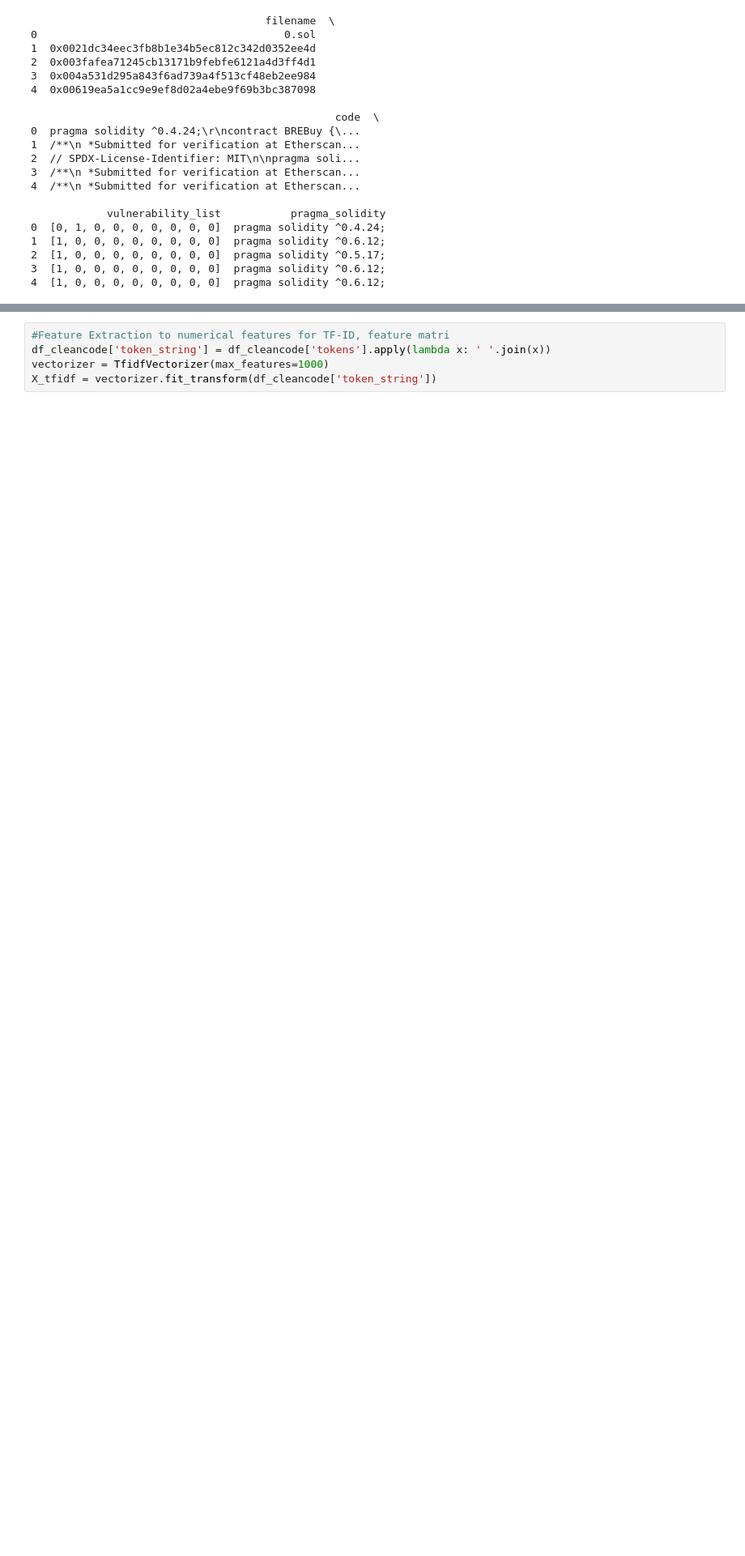
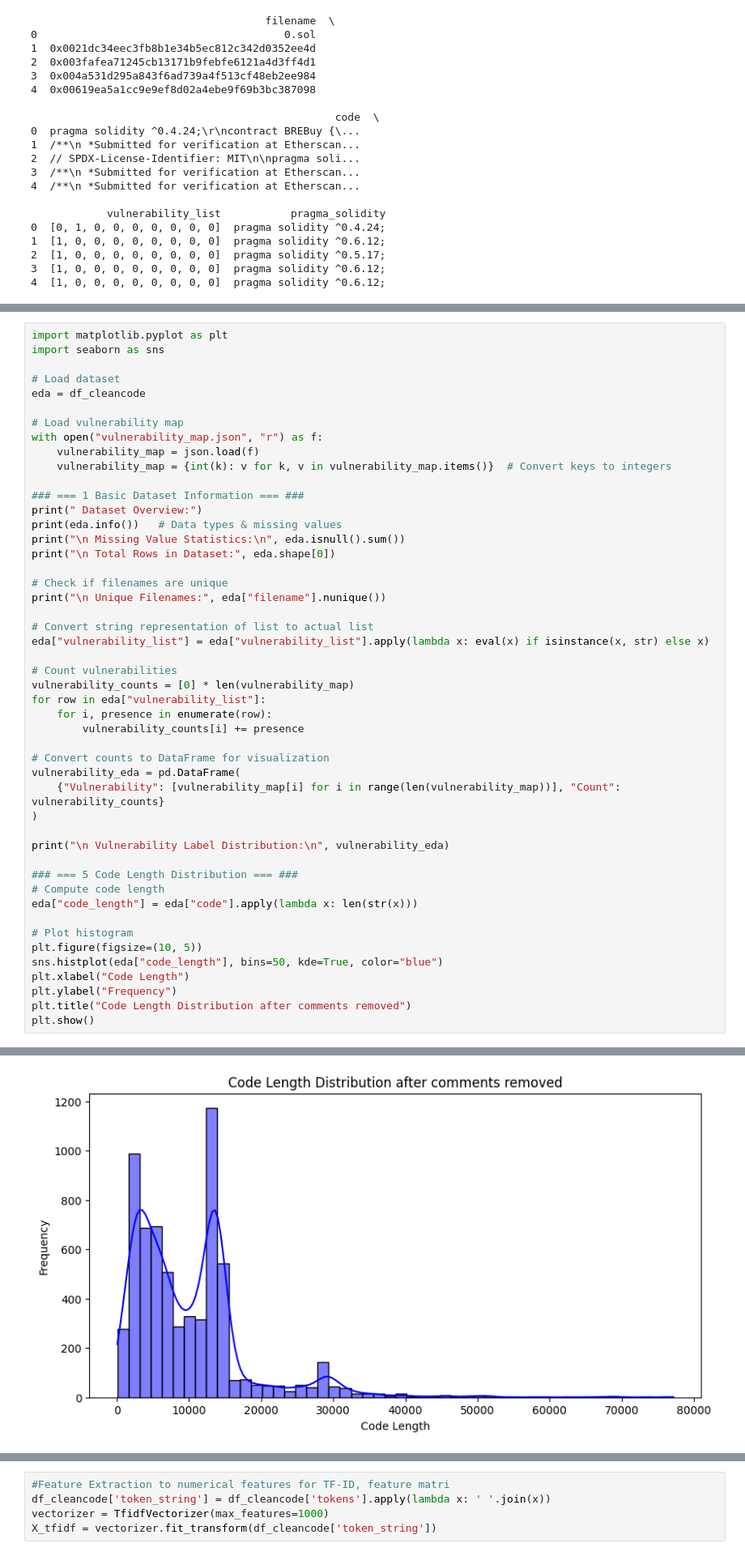
Before and after one commit to SophiaLuan-uwo/Smart_Contract_Vulnerabilities_Project, a Jupyter notebook: Smart_Contract_Vulnerabilities.ipynb, the cells around one changed output, grey strips where cells are left out. Shown at 81% size. Cells and saved outputs as stored; diff of their text form; blank space fills up the shorter version.

Commit message:
display code length distribution after cleaned

```diff
--- a/Smart_Contract_Vulnerabilities.ipynb
+++ b/Smart_Contract_Vulnerabilities.ipynb
@@ -367,3 +367,52 @@ print(df_cleancode.head())
 2  [1, 0, 0, 0, 0, 0, 0, 0, 0]  pragma solidity ^0.5.17;
 3  [1, 0, 0, 0, 0, 0, 0, 0, 0]  pragma solidity ^0.6.12;
 4  [1, 0, 0, 0, 0, 0, 0, 0, 0]  pragma solidity ^0.6.12;
+# %%
+import matplotlib.pyplot as plt
+import seaborn as sns
+
+# Load dataset
+eda = df_cleancode
+
+# Load vulnerability map
+with open("vulnerability_map.json", "r") as f:
+    vulnerability_map = json.load(f)
+    vulnerability_map = {int(k): v for k, v in vulnerability_map.items()}  # Convert keys to integers
+
+### === 1 Basic Dataset Information === ###
+print(" Dataset Overview:")
+print(eda.info())   # Data types & missing values
+print("\n Missing Value Statistics:\n", eda.isnull().sum())
+print("\n Total Rows in Dataset:", eda.shape[0])
+
+# Check if filenames are unique
+print("\n Unique Filenames:", eda["filename"].nunique())
+
+# Convert string representation of list to actual list
+eda["vulnerability_list"] = eda["vulnerability_list"].apply(lambda x: eval(x) if isinstance(x, str) else x)
+
+# Count vulnerabilities
+vulnerability_counts = [0] * len(vulnerability_map)
+for row in eda["vulnerability_list"]:
+    for i, presence in enumerate(row):
+        vulnerability_counts[i] += presence
+
+# Convert counts to DataFrame for visualization
+vulnerability_eda = pd.DataFrame(
+    {"Vulnerability": [vulnerability_map[i] for i in range(len(vulnerability_map))], "Count": vulnerability_counts}
+)
+
+print("\n Vulnerability Label Distribution:\n", vulnerability_eda)
+
+### === 5 Code Length Distribution === ###
+# Compute code length
+eda["code_length"] = eda["code"].apply(lambda x: len(str(x)))
+
+# Plot histogram
+plt.figure(figsize=(10, 5))
+sns.histplot(eda["code_length"], bins=50, kde=True, color="blue")
+plt.xlabel("Code Length")
+plt.ylabel("Frequency")
+plt.title("Code Length Distribution after comments removed")
+plt.show()
+# %% [output]
@@ -370,3 +436,4 @@ print(df_cleancode.head())
+[figure, added]
 # %%
 #opcode and bycode
 
```
Also changed, not shown: parts of 2 cells of this notebook.
